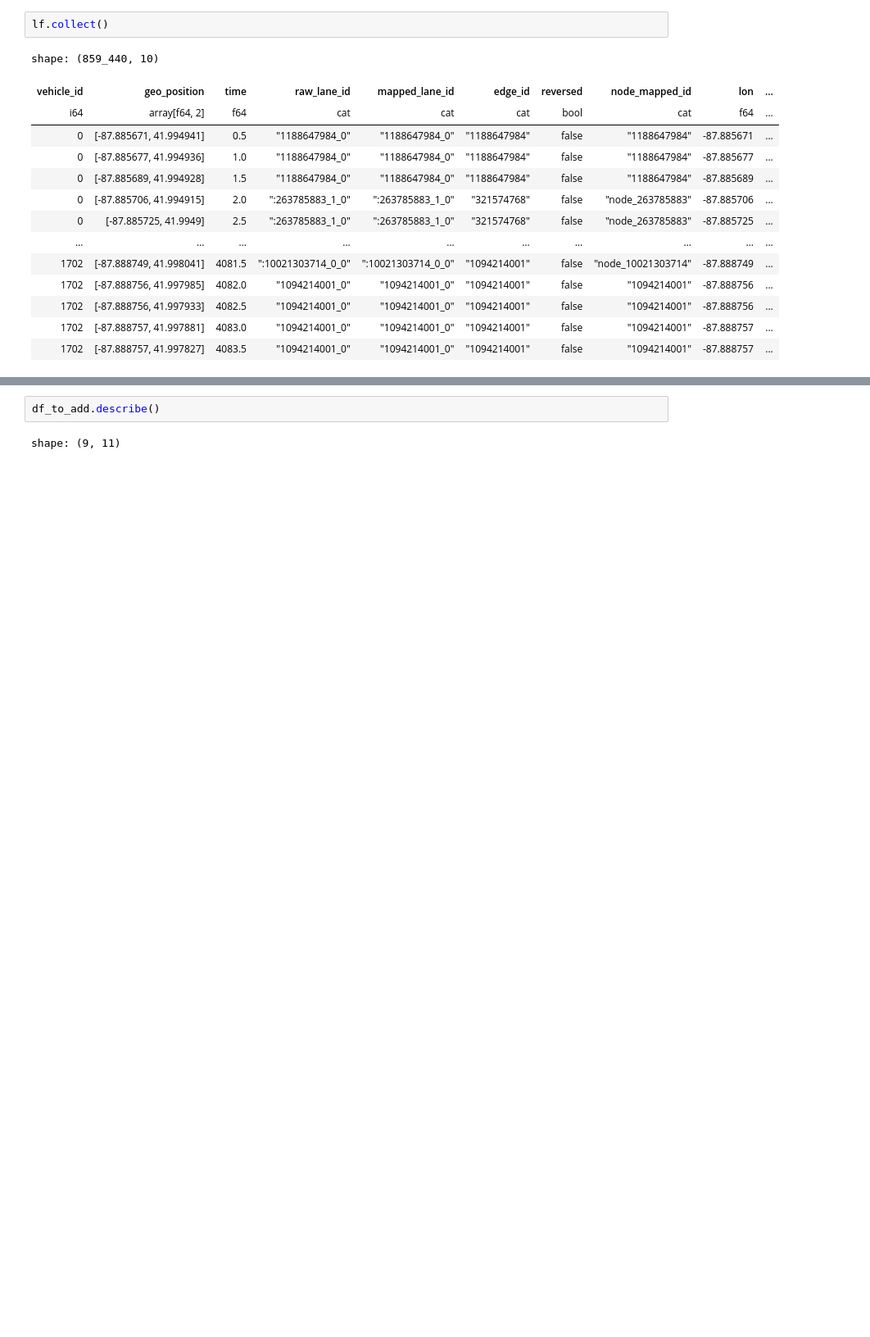
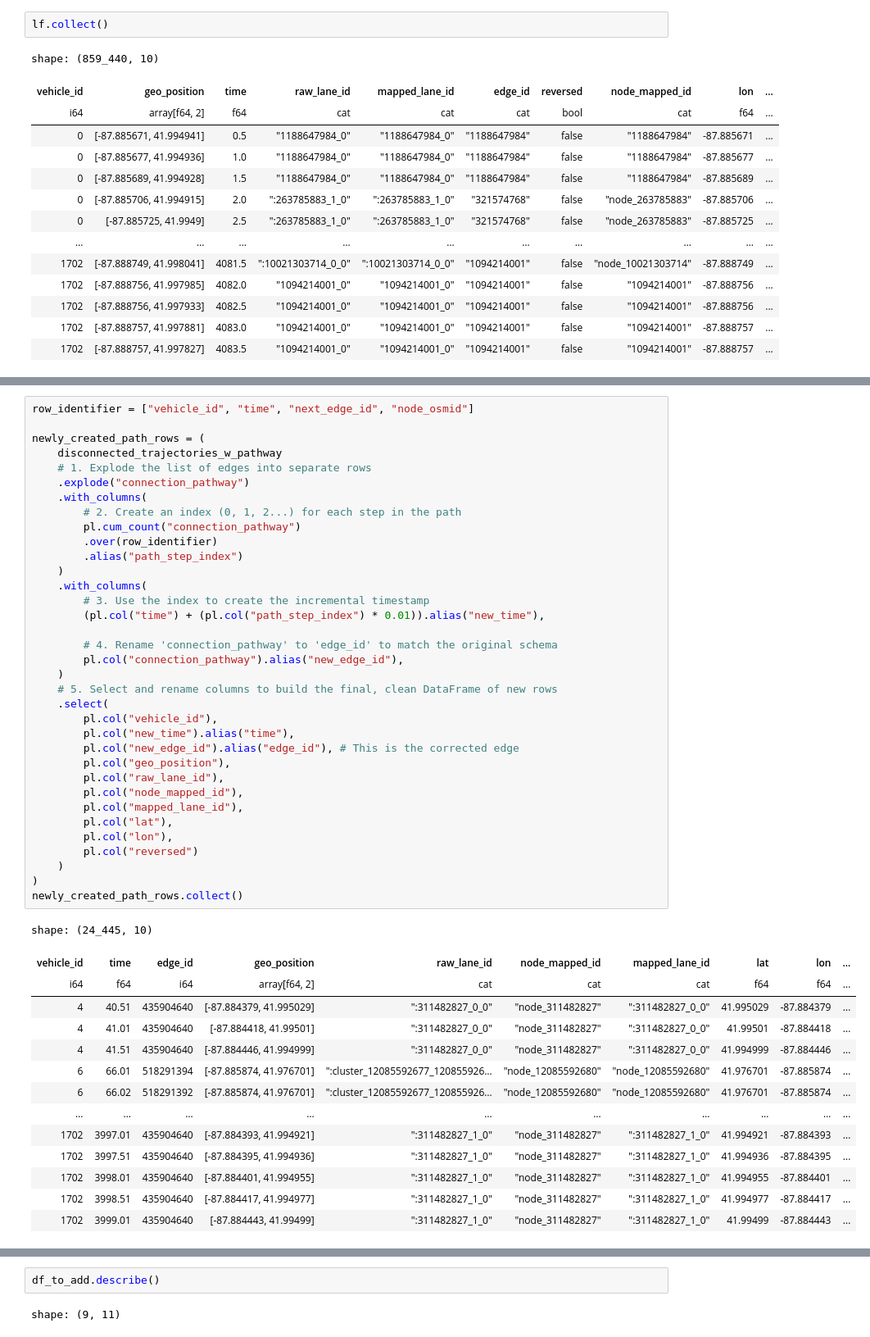
Before and after one commit to JoseEdSouza/map-matching, a Jupyter notebook: resolve_unmapped_nodes.ipynb, the cells around one changed output, grey strips where cells are left out. Shown at 82% size. Cells and saved outputs as stored; diff of their text form; blank space fills up the shorter version.

```diff
--- a/resolve_unmapped_nodes.ipynb
+++ b/resolve_unmapped_nodes.ipynb
@@ -288,0 +261,50 @@ shape: (103_509, 11)
+# %%
+row_identifier = ["vehicle_id", "time", "next_edge_id", "node_osmid"]
+
+newly_created_path_rows = (
+    disconnected_trajectories_w_pathway
+    # 1. Explode the list of edges into separate rows
+    .explode("connection_pathway")
+    .with_columns(
+        # 2. Create an index (0, 1, 2...) for each step in the path
+        pl.cum_count("connection_pathway")
+        .over(row_identifier)
+        .alias("path_step_index")
+    )
+    .with_columns(
+        # 3. Use the index to create the incremental timestamp
+        (pl.col("time") + (pl.col("path_step_index") * 0.01)).alias("new_time"),
+
+        # 4. Rename 'connection_pathway' to 'edge_id' to match the original schema
+        pl.col("connection_pathway").alias("new_edge_id"),
+    )
+    # 5. Select and rename columns to build the final, clean DataFrame of new rows
+    .select(
+        pl.col("vehicle_id"),
+        pl.col("new_time").alias("time"),
+        pl.col("new_edge_id").alias("edge_id"), # This is the corrected edge
+        pl.col("geo_position"),
+        pl.col("raw_lane_id"),
+        pl.col("node_mapped_id"),
+        pl.col("mapped_lane_id"),
+        pl.col("lat"),
+        pl.col("lon"),
+        pl.col("reversed")
+    )
+)
+newly_created_path_rows.collect()
+# %% [output]
+shape: (24_445, 10)
+| vehicle_id | time | edge_id | geo_position | raw_lane_id | node_mapped_id | mapped_lane_id | lat | lon | ... |
+| i64 | f64 | i64 | array[f64, 2] | cat | cat | cat | f64 | f64 | ... |
+| 4 | 40.51 | 435904640 | [-87.884379, 41.995029] | ":311482827_0_0" | "node_311482827" | ":311482827_0_0" | 41.995029 | -87.884379 | ... |
+| 4 | 41.01 | 435904640 | [-87.884418, 41.99501] | ":311482827_0_0" | "node_311482827" | ":311482827_0_0" | 41.99501 | -87.884418 | ... |
+| 4 | 41.51 | 435904640 | [-87.884446, 41.994999] | ":311482827_0_0" | "node_311482827" | ":311482827_0_0" | 41.994999 | -87.884446 | ... |
+| 6 | 66.01 | 518291394 | [-87.885874, 41.976701] | ":cluster_12085592677_120855926… | "node_12085592680" | "node_12085592680" | 41.976701 | -87.885874 | ... |
+| 6 | 66.02 | 518291392 | [-87.885874, 41.976701] | ":cluster_12085592677_120855926… | "node_12085592680" | "node_12085592680" | 41.976701 | -87.885874 | ... |
+| … | … | … | … | … | … | … | … | … | ... |
+| 1702 | 3997.01 | 435904640 | [-87.884393, 41.994921] | ":311482827_1_0" | "node_311482827" | ":311482827_1_0" | 41.994921 | -87.884393 | ... |
+| 1702 | 3997.51 | 435904640 | [-87.884395, 41.994936] | ":311482827_1_0" | "node_311482827" | ":311482827_1_0" | 41.994936 | -87.884395 | ... |
+| 1702 | 3998.01 | 435904640 | [-87.884401, 41.994955] | ":311482827_1_0" | "node_311482827" | ":311482827_1_0" | 41.994955 | -87.884401 | ... |
+| 1702 | 3998.51 | 435904640 | [-87.884417, 41.994977] | ":311482827_1_0" | "node_311482827" | ":311482827_1_0" | 41.994977 | -87.884417 | ... |
+| 1702 | 3999.01 | 435904640 | [-87.884443, 41.99499] | ":311482827_1_0" | "node_311482827" | ":311482827_1_0" | 41.99499 | -87.884443 | ... |
```
Also changed, not shown: parts of 15 cells of this notebook.
